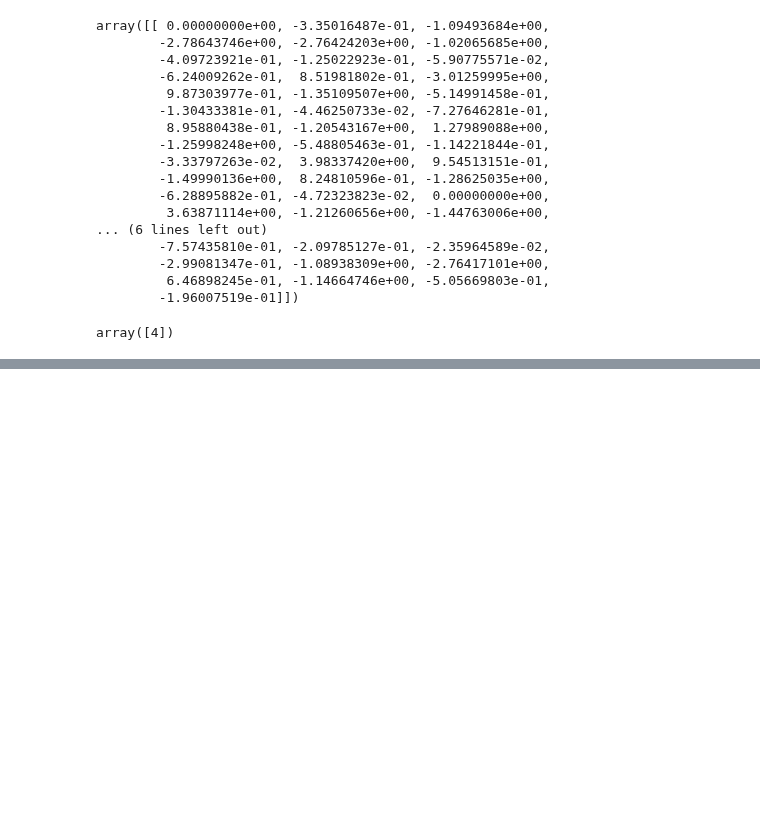
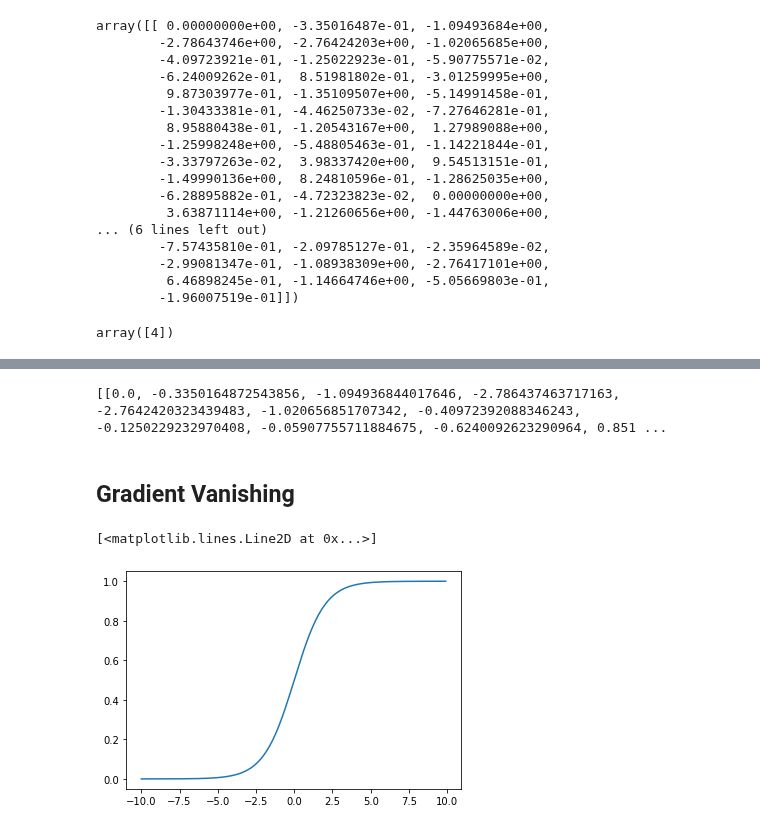
Before and after one commit to ywchiu/tibamedl, a Jupyter notebook: Demo20210327.ipynb, the cells around one changed output, grey strips where cells are left out. Cells and saved outputs as stored; diff of their text form; code cells hidden in the pictures; blank space fills up the shorter version.

```diff
--- a/Demo20210327.ipynb
+++ b/Demo20210327.ipynb
@@ -647,0 +700,4 @@ array([4])
+# %%
+print(src.tolist())
+# %% [output]
+[[0.0, -0.3350164872543856, -1.094936844017646, -2.786437463717163, -2.7642420323439483, -1.020656851707342, -0.40972392088346243, -0.1250229232970408, -0.05907755711884675, -0.6240092623290964, 0.851 ...
@@ -647,0 +711,14 @@ array([4])
+# %% [markdown]
+## Gradient Vanishing
+# %%
+def sigmoid_function(x):
+  return 1 / (1 +np.exp(-x))
+# %%
+from matplotlib import pyplot as plt
+import numpy as np
+x = np.arange(-10,10,0.1)
+y = sigmoid_function(x)
+plt.plot(x,y)
+# %% [output]
+[<matplotlib.lines.Line2D at 0x...>]
+[figure, added]
```
Also changed, not shown: parts of 19 cells of this notebook.
